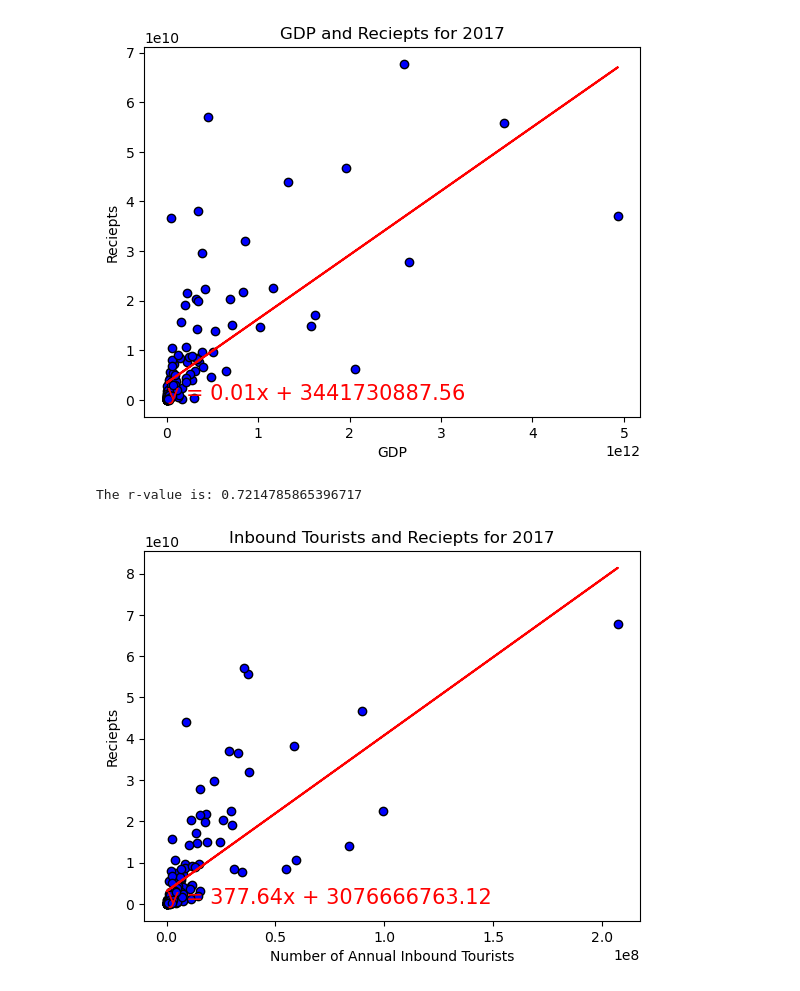
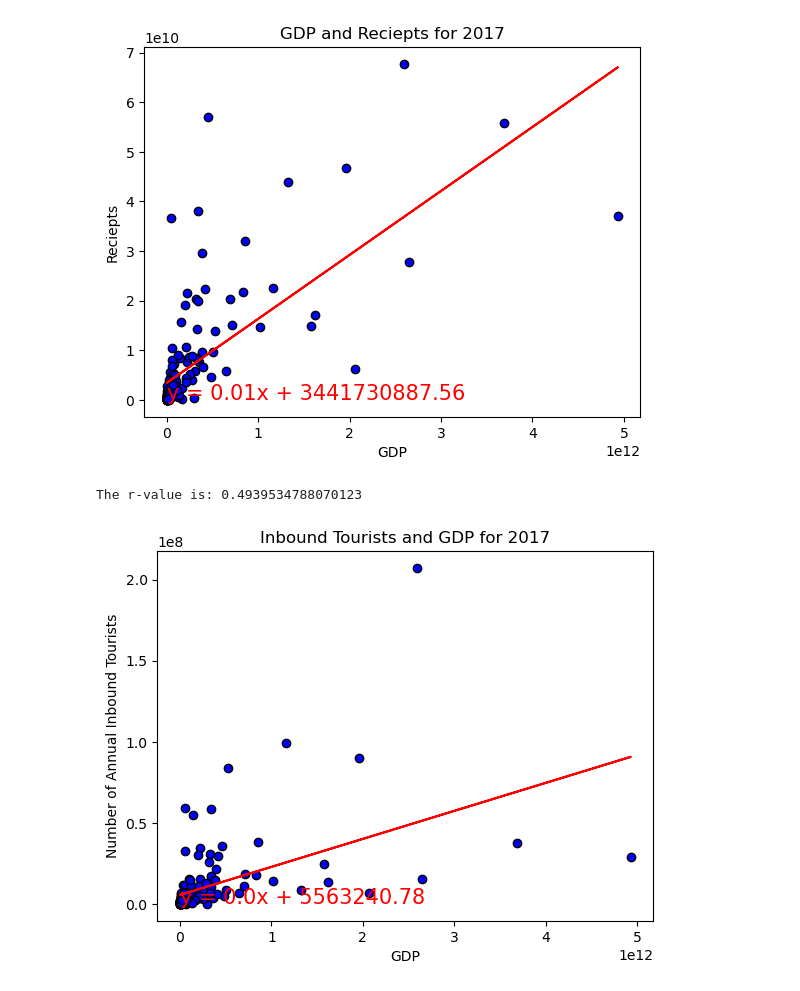
Before and after one commit to Cameron762/Project-1-11, a Jupyter notebook: Jupyter/2017.ipynb, the cells around one changed output. Cells and saved outputs as stored; diff of their text form; code cells hidden in the pictures.

```diff
--- a/Jupyter/2017.ipynb
+++ b/Jupyter/2017.ipynb
@@ -242,13 +231,13 @@ The r-value is: 0.7041818863015813
 ### After removing the US as the outlier there appears to be a 70% probability that there is a correlation between
 ### tourism reciepts and the GDP of a country.
 # %%
-x = df_filtered["# of arrivals"]
-y = df_filtered["International Tourism Receipts (US$)"]
-abelx = "Number of Annual Inbound Tourists"
-abely = "Reciepts"
-title2 = "Inbound Tourists and Reciepts for 2017"
+x = df_filtered["GDP (US$)"]
+y = df_filtered["# of arrivals"]
+abelx = "GDP"
+abely = "Number of Annual Inbound Tourists"
+title2 = "Inbound Tourists and GDP for 2017"
 corfunction(x,y)
-plt.savefig("../png/2017scatter3.png")
+plt.savefig("../png/2017scatter2.png")
 # %% [output]
-The r-value is: 0.7214785865396717
+The r-value is: 0.4939534788070123
-[figure, old version]
+[figure, new version]
```
Also changed, not shown: parts of 3 cells of this notebook, 7 other files.
